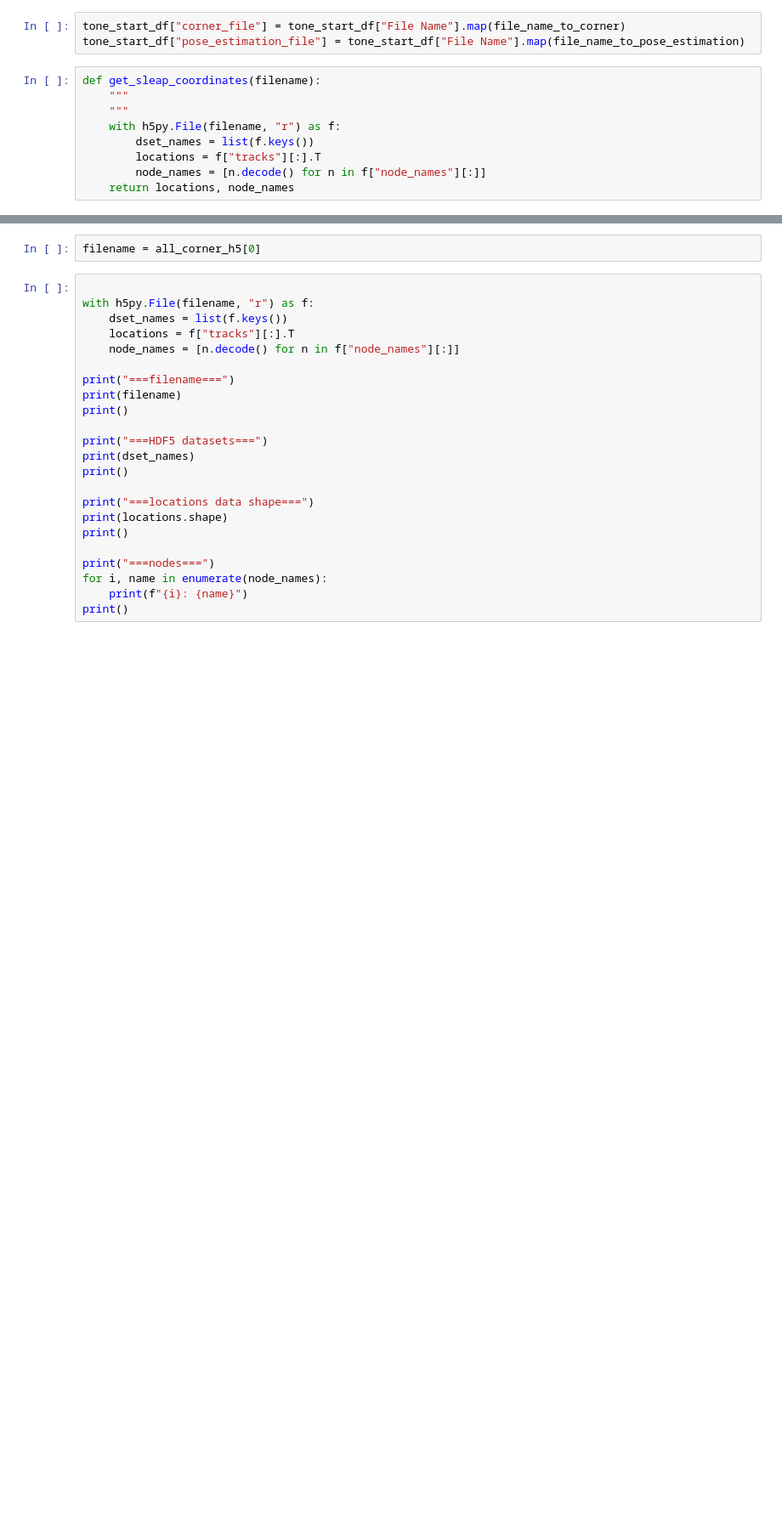
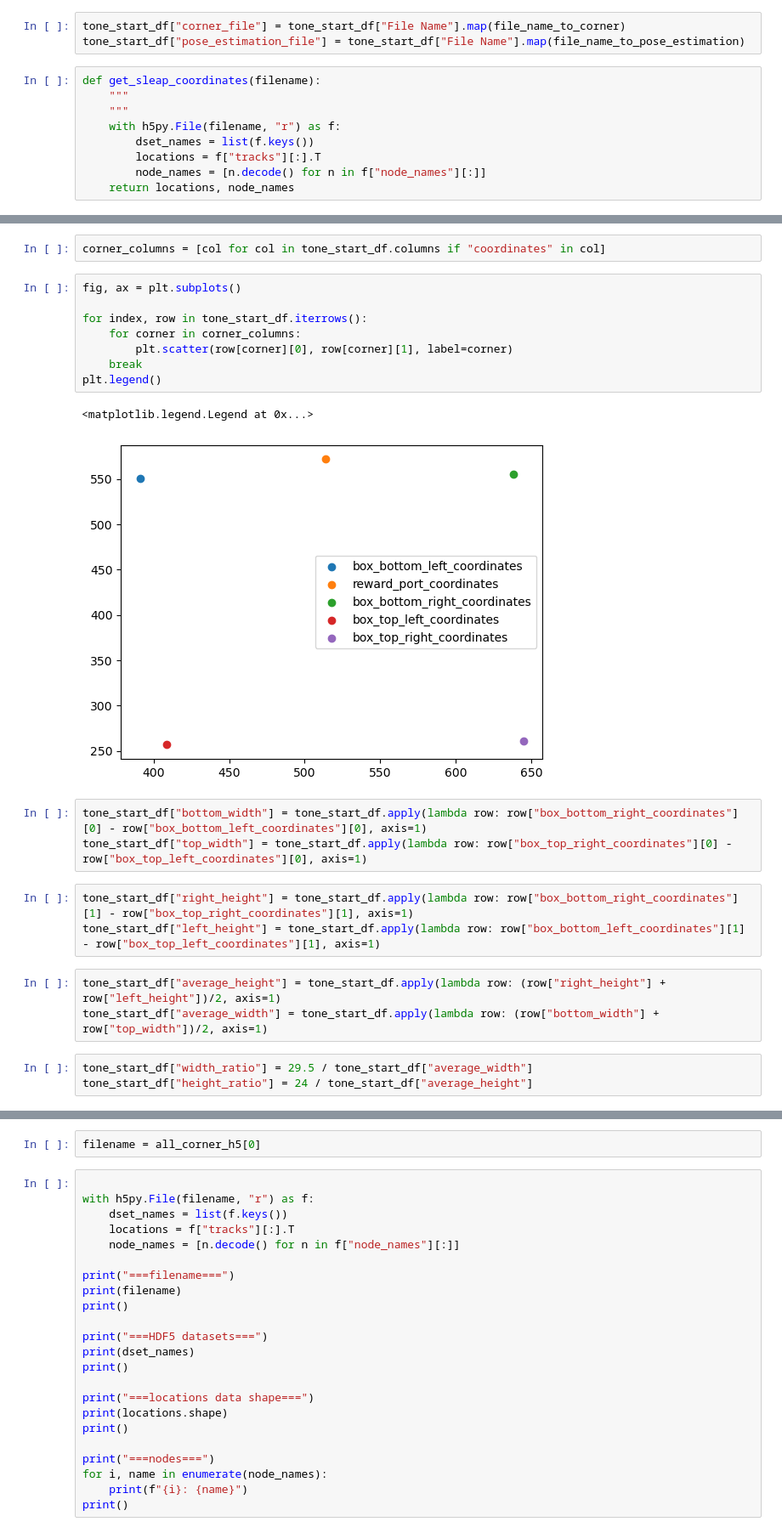
Before and after one commit to padillacoreanolab/dominance_strain_comparison, a Jupyter notebook: results/2023_05_02_rc_sleap_analysis/tone_distance_analysis.ipynb, the cells around one changed output, grey strips where cells are left out. Shown at 85% size. Saved outputs shown, nothing was run; the diff lists cells and outputs as text; blank space fills up the shorter version.

```diff
--- a/results/2023_05_02_rc_sleap_analysis/tone_distance_analysis.ipynb
+++ b/results/2023_05_02_rc_sleap_analysis/tone_distance_analysis.ipynb
@@ -137,0 +112,25 @@ tone_start_df
+# %%
+corner_columns = [col for col in tone_start_df.columns if "coordinates" in col]
+# %%
+fig, ax = plt.subplots()
+
+for index, row in tone_start_df.iterrows():
+    for corner in corner_columns:
+        plt.scatter(row[corner][0], row[corner][1], label=corner)
+    break
+plt.legend()
+# %% [output]
+<matplotlib.legend.Legend at 0x...>
+[figure, added]
+# %%
+tone_start_df["bottom_width"] = tone_start_df.apply(lambda row: row["box_bottom_right_coordinates"][0] - row["box_bottom_left_coordinates"][0], axis=1)
+tone_start_df["top_width"] = tone_start_df.apply(lambda row: row["box_top_right_coordinates"][0] - row["box_top_left_coordinates"][0], axis=1)
+# %%
+tone_start_df["right_height"] = tone_start_df.apply(lambda row: row["box_bottom_right_coordinates"][1] - row["box_top_right_coordinates"][1], axis=1)
+tone_start_df["left_height"] = tone_start_df.apply(lambda row: row["box_bottom_left_coordinates"][1] - row["box_top_left_coordinates"][1], axis=1)
+# %%
+tone_start_df["average_height"] = tone_start_df.apply(lambda row: (row["right_height"] + row["left_height"])/2, axis=1)
+tone_start_df["average_width"] = tone_start_df.apply(lambda row: (row["bottom_width"] + row["top_width"])/2, axis=1)
+# %%
+tone_start_df["width_ratio"] = 29.5 / tone_start_df["average_width"]
+tone_start_df["height_ratio"] = 24 / tone_start_df["average_height"]
```
Also changed, not shown: parts of 14 cells of this notebook.
